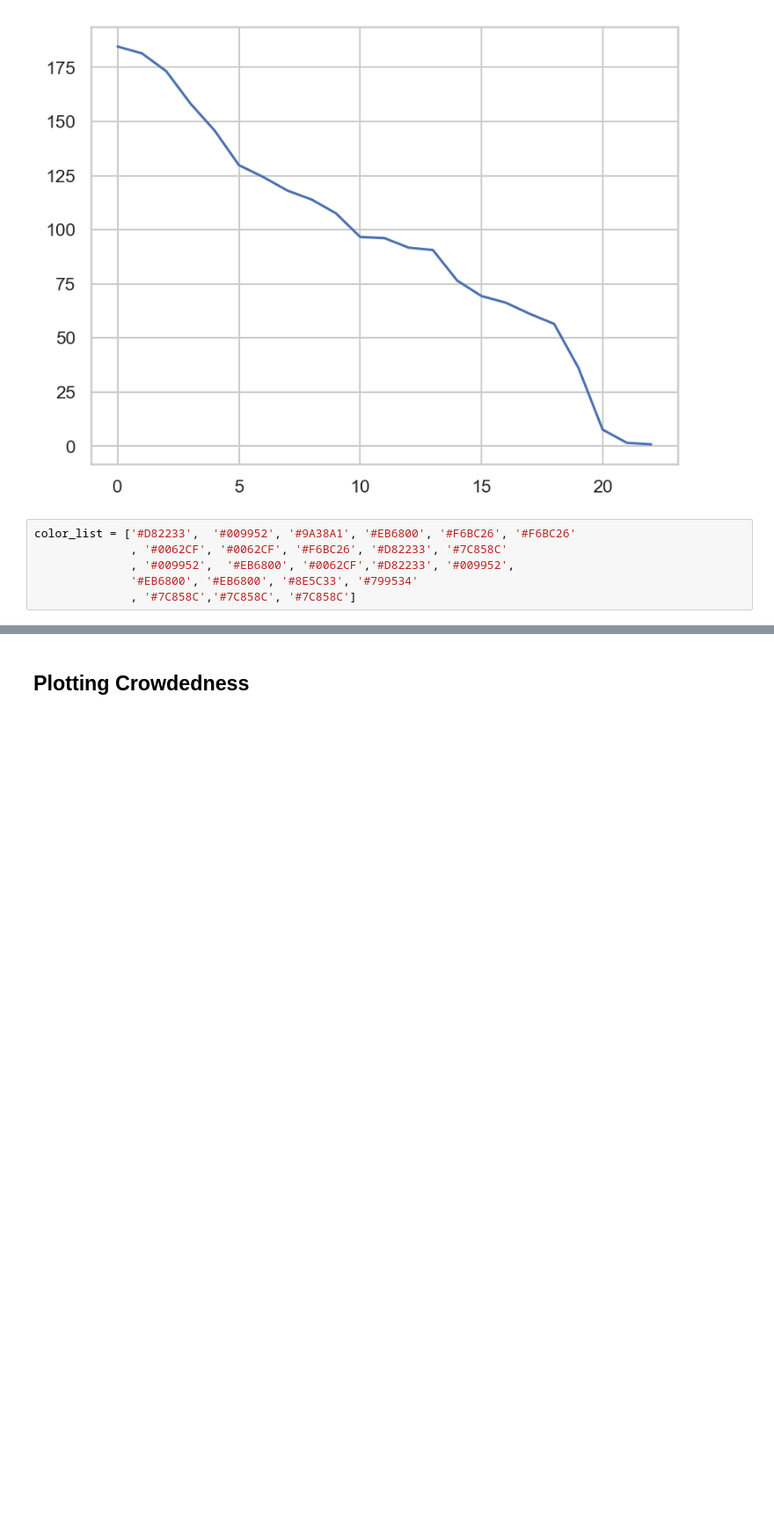
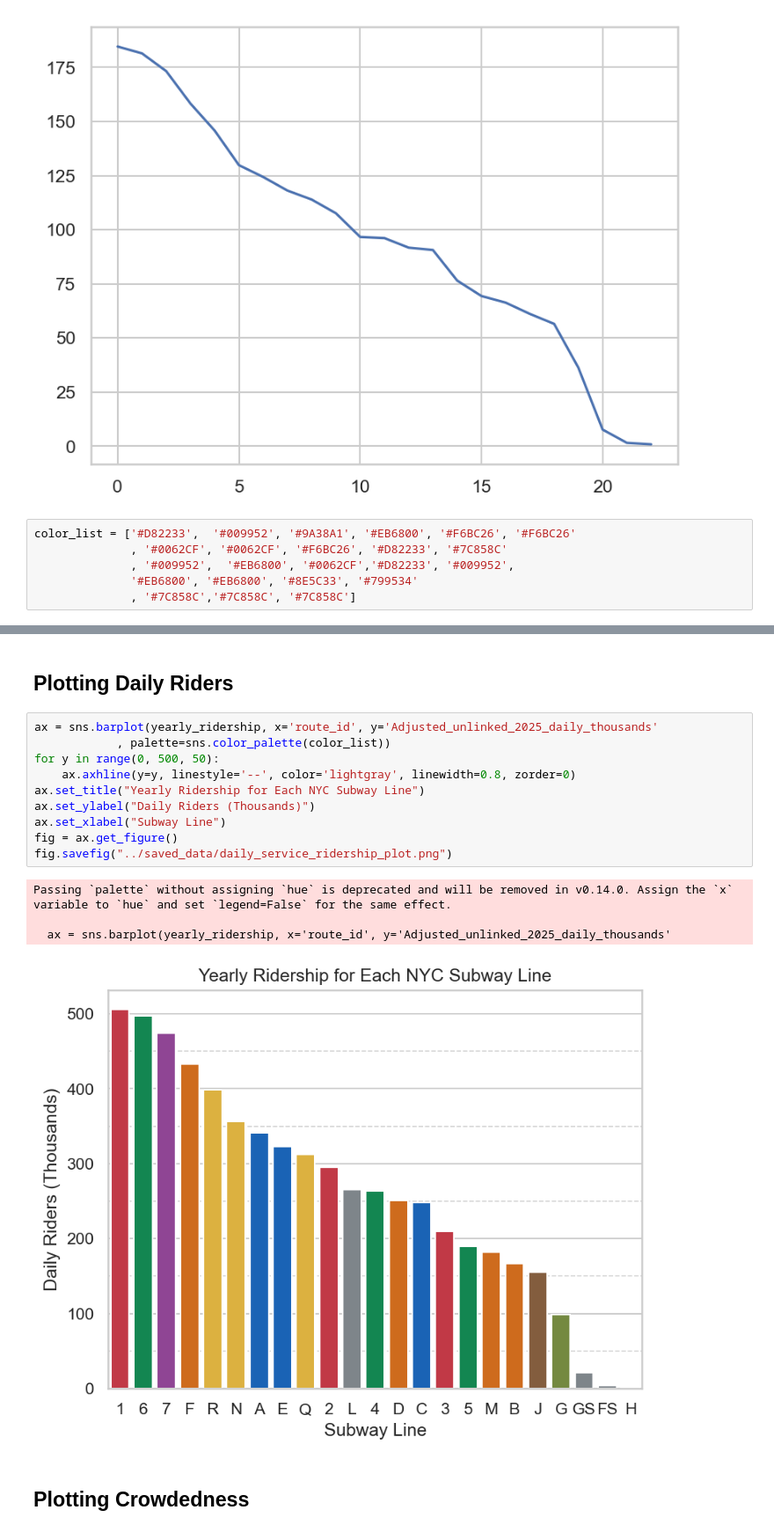
Before and after one commit to gregfeliu/NYC-Subway-Frequencies, a Jupyter notebook: Notebooks_Ridership/1a.Subway_Service_Ridership_Analysis.ipynb, the cells around one changed output, grey strips where cells are left out. Shown at 88% size. Drawn from its saved outputs; the diff is of its cells as text; blank space fills up the shorter version.

Commit message:
including daily ridership

```diff
--- a/Notebooks_Ridership/1a.Subway_Service_Ridership_Analysis.ipynb
+++ b/Notebooks_Ridership/1a.Subway_Service_Ridership_Analysis.ipynb
@@ -57,6 +58,23 @@ Passing `palette` without assigning `hue` is deprecated and will be removed in v
 
   ax = sns.barplot(yearly_ridership, x='route_id', y='Adjusted_unlinked_2025'
 [figure]
+# %% [markdown]
+## Plotting Daily Riders
+# %%
+ax = sns.barplot(yearly_ridership, x='route_id', y='Adjusted_unlinked_2025_daily_thousands'
+            , palette=sns.color_palette(color_list))
+for y in range(0, 500, 50):
+    ax.axhline(y=y, linestyle='--', color='lightgray', linewidth=0.8, zorder=0)
+ax.set_title("Yearly Ridership for Each NYC Subway Line")
+ax.set_ylabel("Daily Riders (Thousands)")
+ax.set_xlabel("Subway Line")
+fig = ax.get_figure()
+fig.savefig("../saved_data/daily_service_ridership_plot.png")
+# %% [output]
+Passing `palette` without assigning `hue` is deprecated and will be removed in v0.14.0. Assign the `x` variable to `hue` and set `legend=False` for the same effect.
+
+  ax = sns.barplot(yearly_ridership, x='route_id', y='Adjusted_unlinked_2025_daily_thousands'
+[figure, added]
 # %% [markdown]
 ## Plotting Crowdedness
 # %%
```
Also changed, not shown: parts of 2 cells of this notebook, 2 other files.
